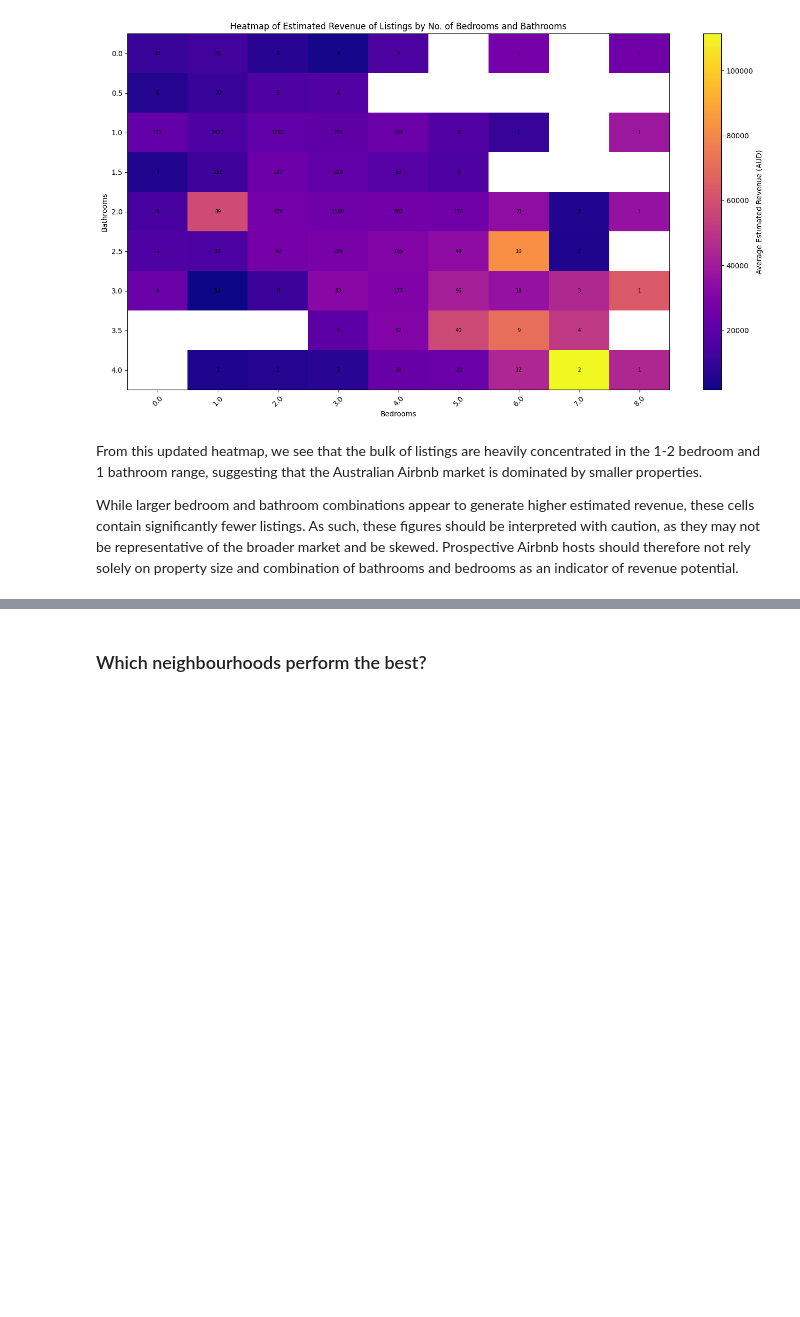
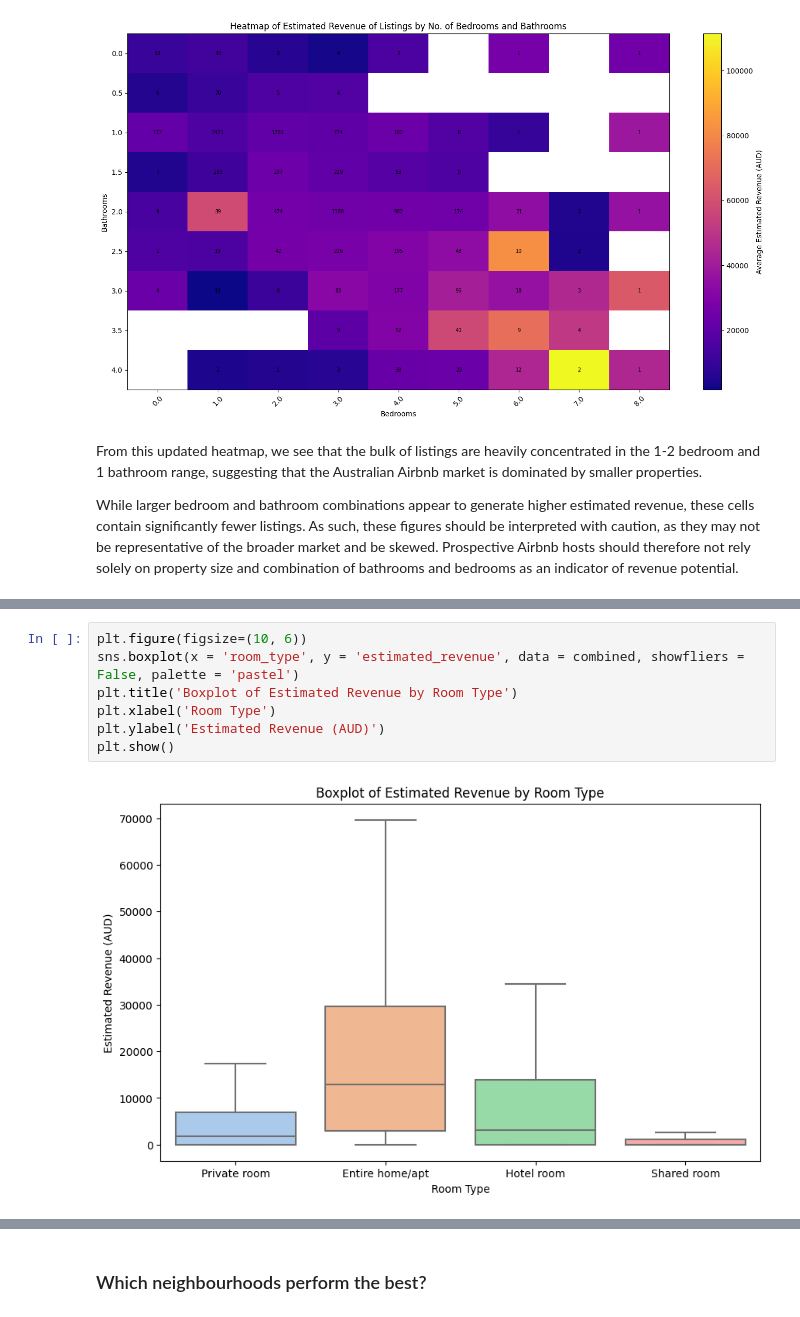
Before and after one commit to jxcksonli/airbnb-australia-price-analysis, a Jupyter notebook: airbnbn-analysis.ipynb, the cells around one changed output, grey strips where cells are left out. Drawn from its saved outputs; the diff is of its cells as text; blank space fills up the shorter version.

```diff
--- a/airbnbn-analysis.ipynb
+++ b/airbnbn-analysis.ipynb
@@ -170,0 +180,9 @@ While larger bedroom and bathroom combinations appear to generate higher estimat
+# %%
+plt.figure(figsize=(10, 6))
+sns.boxplot(x = 'room_type', y = 'estimated_revenue', data = combined, showfliers = False, palette = 'pastel')
+plt.title('Boxplot of Estimated Revenue by Room Type')
+plt.xlabel('Room Type')
+plt.ylabel('Estimated Revenue (AUD)')
+plt.show()
+# %% [output]
+[figure, added]
```
Also changed, not shown: parts of 2 cells of this notebook.
